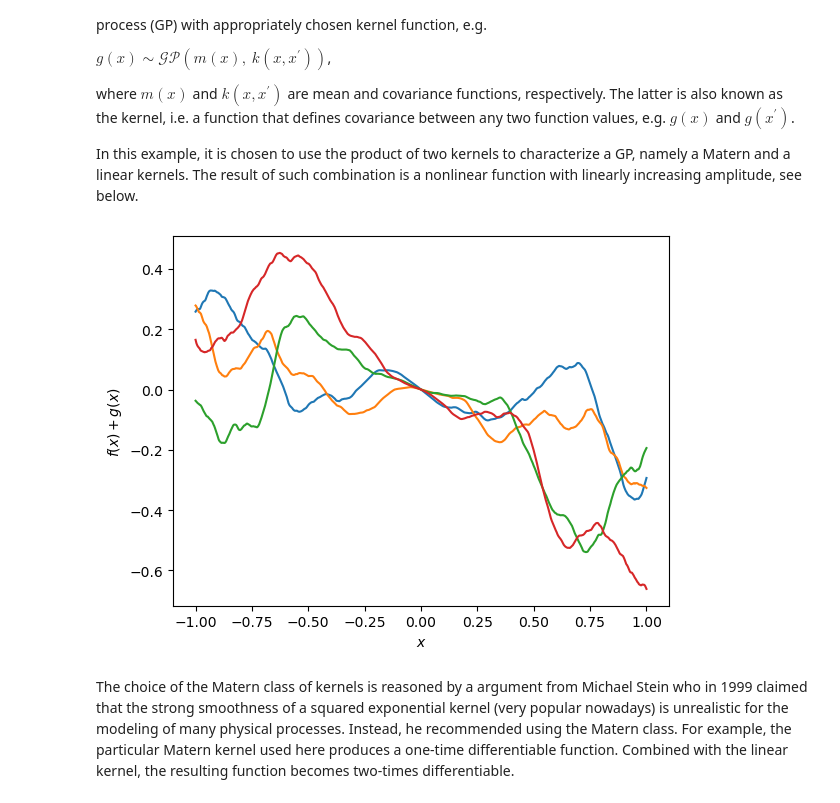
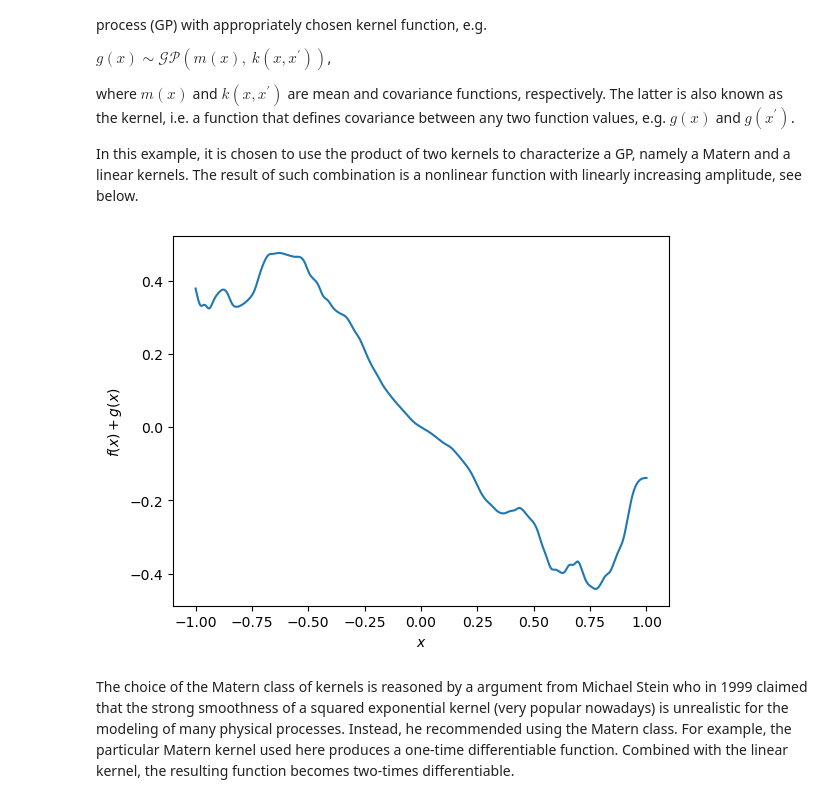
Before and after one commit to maalberg/safely, a Jupyter notebook: safely_1d.ipynb, the cells around one changed output. Saved outputs shown, nothing was run; the diff lists cells and outputs as text; code cells hidden in the pictures.

Commit message:
make dynamics sample always the same function from a normal distribution

```diff
--- a/safely_1d.ipynb
+++ b/safely_1d.ipynb
@@ -28,12 +28,15 @@ where $x$ and $\dot{x}$ are the state and its time-derivative of the modeled sys
 Even though, the real-world physical system mentioned above is considered to operate in continuous time, the state space of this system is discretized to perform safety analysis. In particular, functions $f(x)$ and $g(x)$ that are defined in this one-dimensional example work on a domain $[-1, 1]$, which is discretized with a discretization step $\tau$ (see below).
 # %%
 # ---------------------------------------------------------------------------*/
-# - discretize a domain
+# - domain discretization
 
 dim_lim = [-1, 1]
 dim_sz = 1000
 domain = dom.gridworld(dim_lim, dim_sz)
 
+# create an additional less-discretized domain to facilitate sampling
+domain_smp = dom.gridworld(dim_lim, dims_sz=100)
+
 tau = np.min(domain.step)
 print(f'Discretization step equals {tau:.3f}')
 # %% [output]
@@ -65,26 +68,26 @@ np.random.seed(5)
 # %%
 # ---------------------------------------------------------------------------*/
 # - define uncertain dynamics
 
-# define a kernel
+# define a kernel to describe model error
 error_var = 0.2**2
 error_lenscale = 0.2
 error = (
     gpflow.kernels.Matern32(variance=error_var, lengthscales=error_lenscale) *
     gpflow.kernels.Linear())
 
-dyn = fun.dynamics(dyn_linear, error=error)
+dyn = fun.dynamics(dyn_linear, error, domain_sampling=domain_smp.states)
 
 # exemplify some samples of these uncertain dynamics
-dyn_samples_n = 4
+dyn_samples_n = 1
 dyn_samples = dyn(domain.states, samples_n=dyn_samples_n)
-for sample in dyn_samples:
-    plt.plot(domain.states, sample)
-    plt.xlabel('$x$')
-    plt.ylabel('$f(x)+g(x)$')
+#for sample in dyn_samples:
+plt.plot(domain.states, dyn_samples)
+plt.xlabel('$x$')
+plt.ylabel('$f(x)+g(x)$')
 plt.show()
 # %% [output]
-[figure, old version]
+[figure, new version]
 # %% [markdown]
 The choice of the Matern class of kernels is reasoned by a argument from Michael Stein who in 1999 claimed that the strong smoothness of a squared exponential kernel (very popular nowadays) is unrealistic for the modeling of many physical processes. Instead, he recommended using the Matern class. For example, the particular Matern kernel used here produces a one-time differentiable function. Combined with the linear kernel, the resulting function becomes two-times differentiable.
 # %% [markdown]
```
Also changed, not shown: parts of 4 cells of this notebook, 1 other file.
